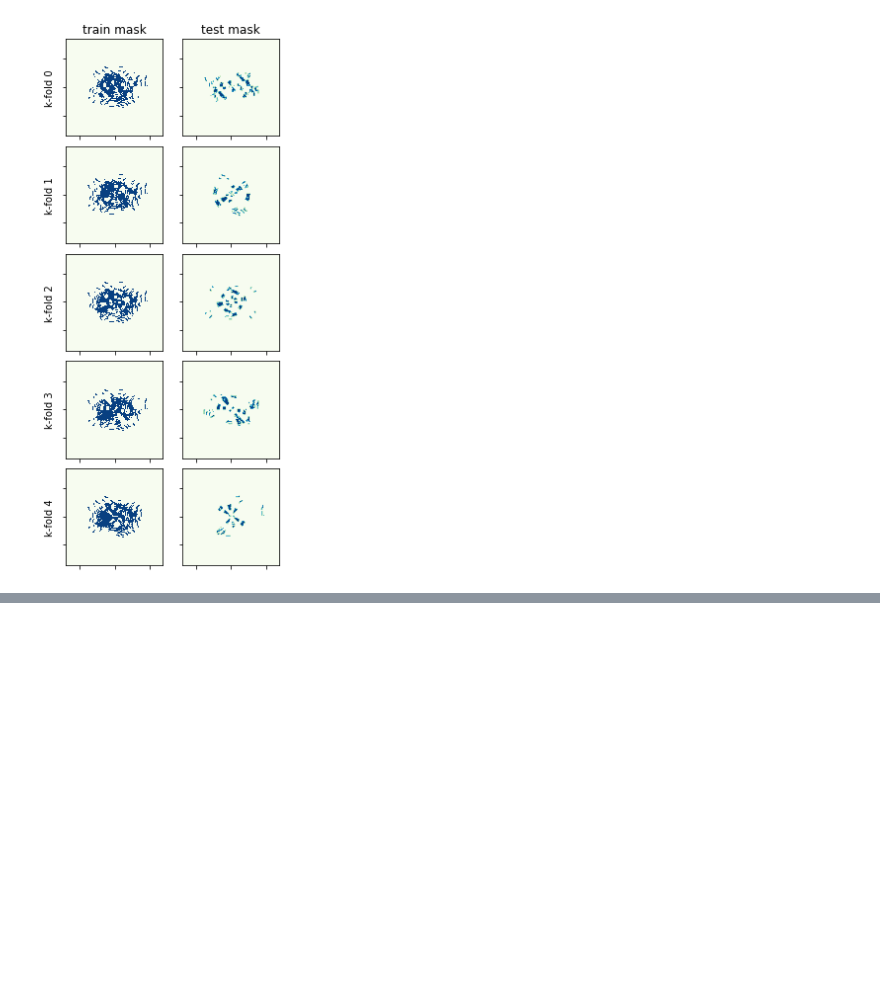
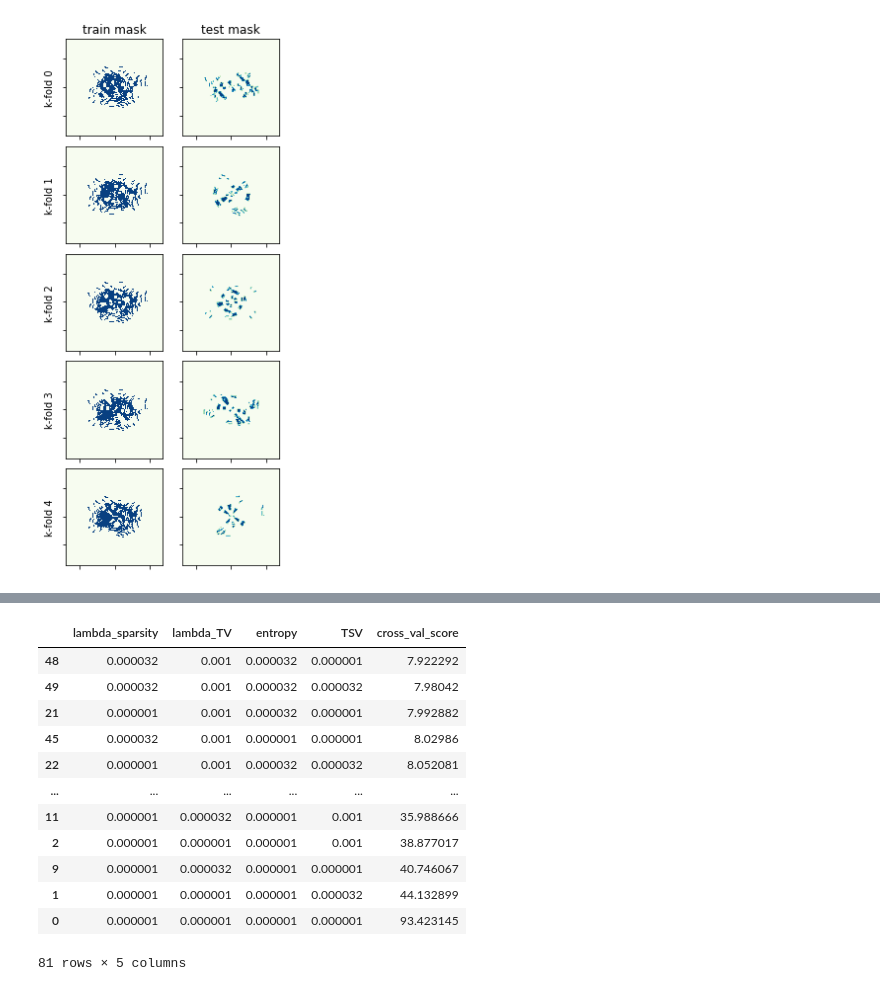
Before and after one commit to behzadarbab/Machine-Learning-Imaging, a Jupyter notebook: scripts/CV_our_data.ipynb, the cells around one changed output, grey strips where cells are left out. Drawn from its saved outputs; the diff is of its cells as text; code cells hidden in the pictures; blank space fills up the shorter version.

```diff
--- a/scripts/CV_our_data.ipynb
+++ b/scripts/CV_our_data.ipynb
@@ -237,0 +339,16 @@ Cross validation score: 191.82938690967106
+# %%
+cv_dataframe.sort_values(by='cross_val_score', ascending=True)
+# %% [output]
+|  | lambda_sparsity | lambda_TV | entropy | TSV | cross_val_score |
+| 48 | 0.000032 | 0.001 | 0.000032 | 0.000001 | 7.922292 |
+| 49 | 0.000032 | 0.001 | 0.000032 | 0.000032 | 7.98042 |
+| 21 | 0.000001 | 0.001 | 0.000032 | 0.000001 | 7.992882 |
+| 45 | 0.000032 | 0.001 | 0.000001 | 0.000001 | 8.02986 |
+| 22 | 0.000001 | 0.001 | 0.000032 | 0.000032 | 8.052081 |
+| ... | ... | ... | ... | ... | ... |
+| 11 | 0.000001 | 0.000032 | 0.000001 | 0.001 | 35.988666 |
+| 2 | 0.000001 | 0.000001 | 0.000001 | 0.001 | 38.877017 |
+| 9 | 0.000001 | 0.000032 | 0.000001 | 0.000001 | 40.746067 |
+| 1 | 0.000001 | 0.000001 | 0.000001 | 0.000032 | 44.132899 |
+| 0 | 0.000001 | 0.000001 | 0.000001 | 0.000001 | 93.423145 |
+81 rows × 5 columns
```
Also changed, not shown: parts of 16 cells of this notebook, 2 other files.
